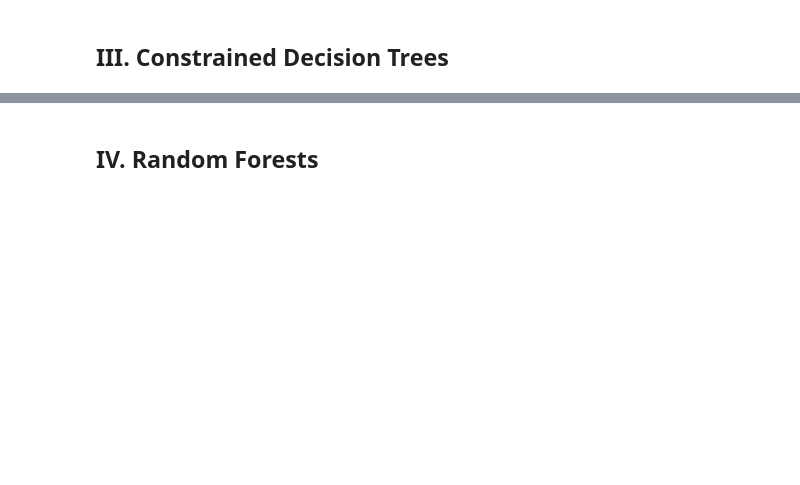
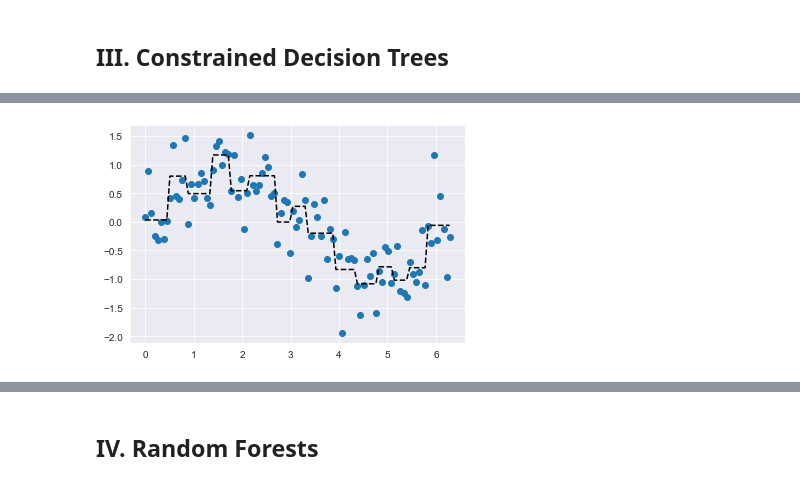
Before and after one commit to tundeiness/How_the_World_Works, a Jupyter notebook: 4 - Workbook - Complexity Overload.ipynb, the cells around one changed output, grey strips where cells are left out. Drawn from its saved outputs; the diff is of its cells as text; code cells hidden in the pictures; blank space fills up the shorter version.

```diff
--- a/4 - Workbook - Complexity Overload.ipynb
+++ b/4 - Workbook - Complexity Overload.ipynb
@@ -118,0 +196,6 @@ model.tree_.node_count
+# %%
+# constraning/tunning by setting a mininum number of samples that each leaf must have
+
+model4 = fit_and_plot_model(df, DecisionTreeRegressor(min_samples_leaf=5))
+# %% [output]
+[figure, added]
```
Also changed, not shown: parts of 23 cells of this notebook.
